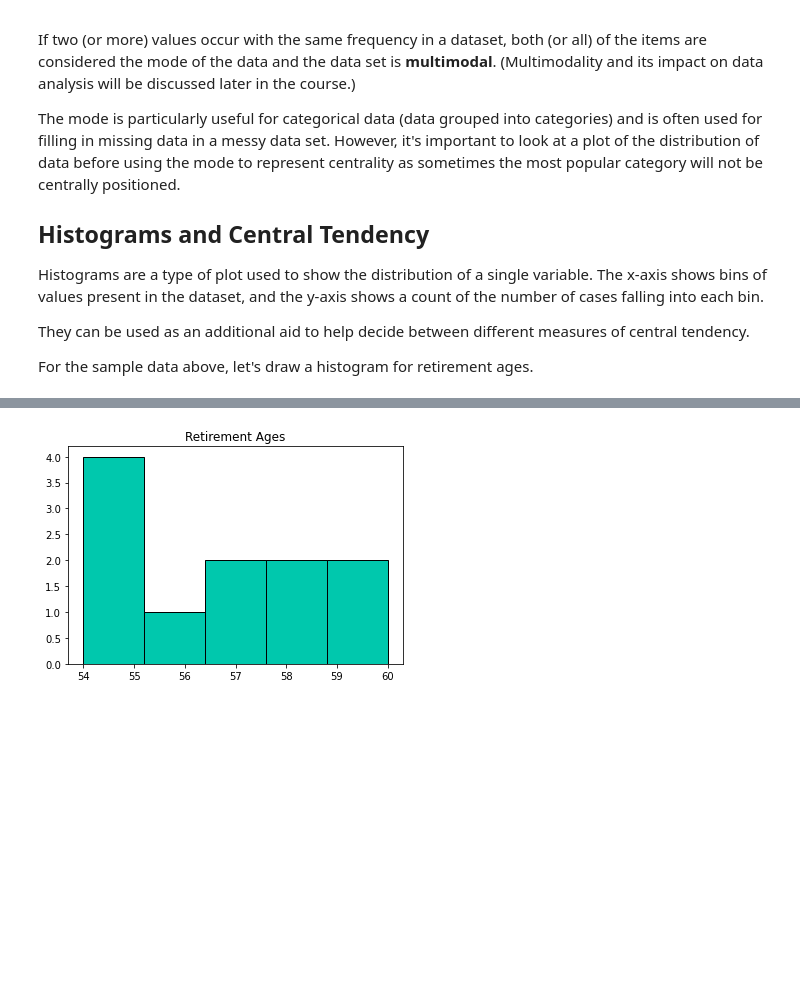
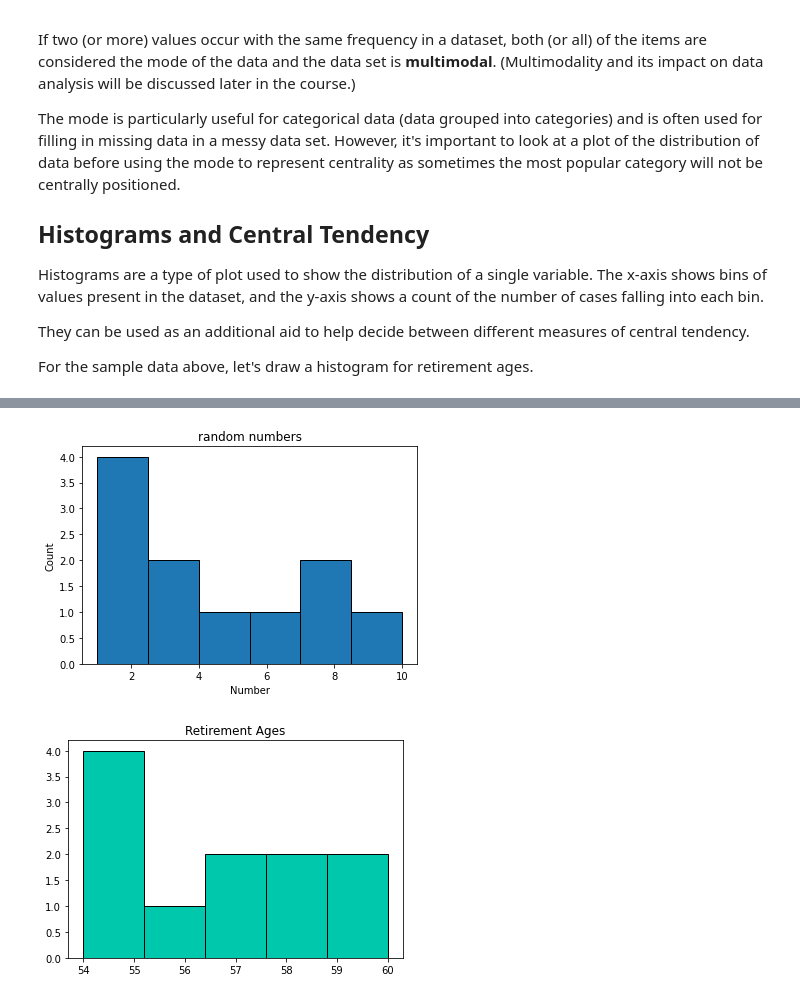
Before and after one commit to Justine-js/dsc-measures-of-central-tendency, a Jupyter notebook: index.ipynb, the cells around one changed output, grey strips where cells are left out. Cells and saved outputs as stored; diff of their text form; code cells hidden in the pictures; blank space fills up the shorter version.

```diff
--- a/index.ipynb
+++ b/index.ipynb
@@ -100,3 +183,13 @@ For the sample data above, let's draw a histogram for retirement ages.
+# %%
+import matplotlib.pyplot as plt
+f_ = [1, 1, 1, 2, 3, 7, 3, 4, 6, 8, 10]
+plt.hist(f_, bins = len(s_) - 5, edgecolor = "black")
+plt.title("random numbers")
+plt.xlabel('Number')
+plt.ylabel('Count')
+plt.show()
+# %% [output]
+[figure, added]
 # %%
 import matplotlib.pyplot as plt
 x = [54, 54, 54, 55, 56, 57, 57, 58, 58, 60, 60]
```
Also changed, not shown: parts of 12 cells of this notebook.
